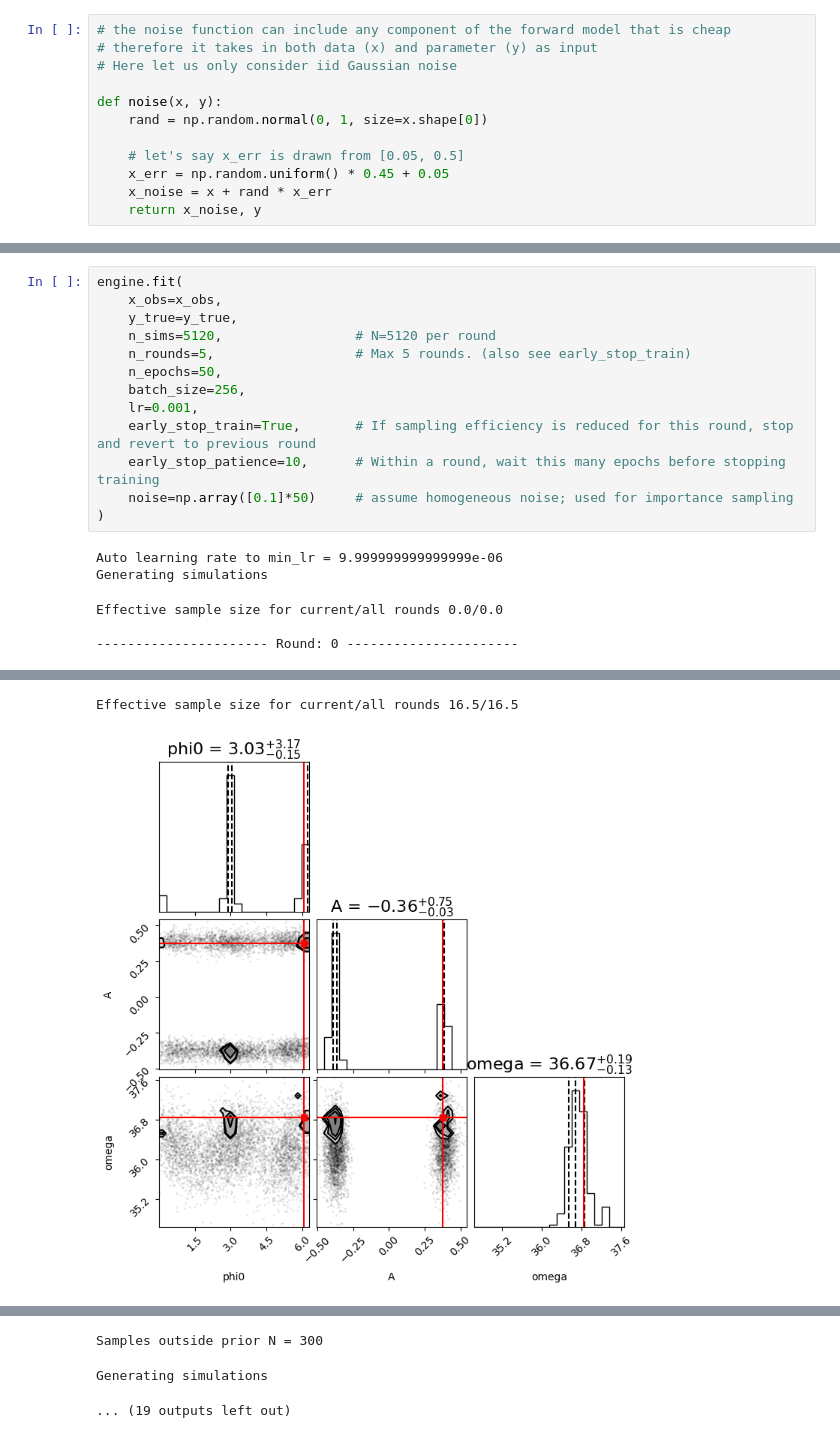
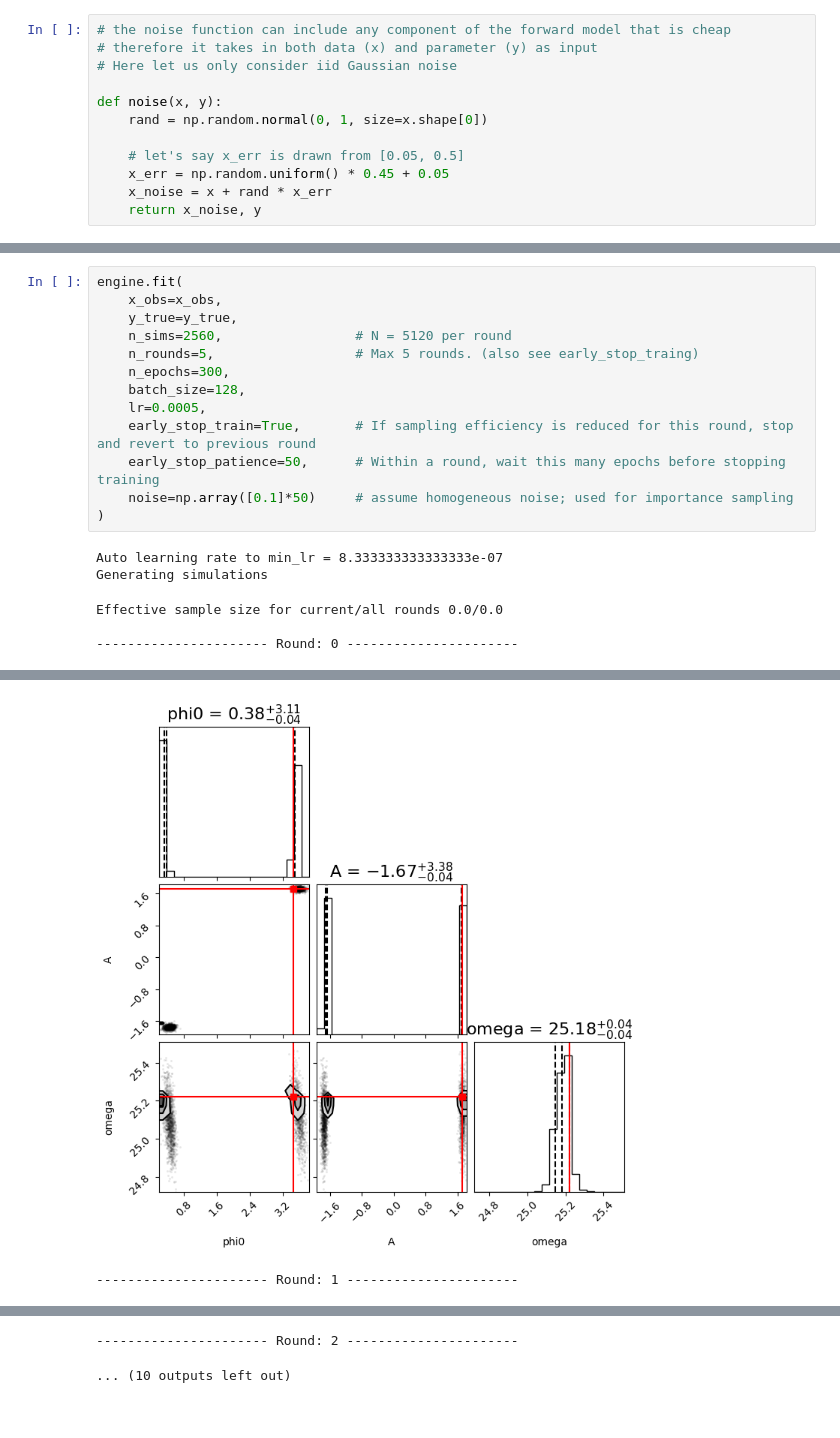
Before and after one commit to kmzzhang/nbi, a Jupyter notebook: examples/demo-sine-v041.ipynb, the cells around one changed output, grey strips where cells are left out. Cells and saved outputs as stored; diff of their text form.

```diff
--- a/examples/demo-sine-v041.ipynb
+++ b/examples/demo-sine-v041.ipynb
@@ -210,17 +215,17 @@ engine = nbi.NBI(
 engine.fit(
     x_obs=x_obs,
     y_true=y_true,
-    n_sims=5120,                 # N=5120 per round
-    n_rounds=5,                  # Max 5 rounds. (also see early_stop_train)
-    n_epochs=50,
-    batch_size=256,
-    lr=0.001,
+    n_sims=2560,                 # N = 5120 per round
+    n_rounds=5,                  # Max 5 rounds. (also see early_stop_traing)
+    n_epochs=300,
+    batch_size=128,
+    lr=0.0005,
     early_stop_train=True,       # If sampling efficiency is reduced for this round, stop and revert to previous round
-    early_stop_patience=10,      # Within a round, wait this many epochs before stopping training
+    early_stop_patience=50,      # Within a round, wait this many epochs before stopping training
     noise=np.array([0.1]*50)     # assume homogeneous noise; used for importance sampling
 )
 # %% [output]
-Auto learning rate to min_lr = 9.999999999999999e-06
+Auto learning rate to min_lr = 8.333333333333333e-07
 Generating simulations
 Effective sample size for current/all rounds 0.0/0.0
 
@@ -247,2 +236,2 @@ WARNING:root:Too few points to create valid contours
+[figure, new version]
-Effective sample size for current/all rounds 16.5/16.5
+---------------------- Round: 1 ----------------------
-[figure, old version]
@@ -266,6 +242,5 @@ Effective sample size for current/all rounds 16.5/16.5
-Samples outside prior N = 300
+---------------------- Round: 2 ----------------------
-Generating simulations
+... (10 outputs left out)
-... (19 outputs left out)
 # %%
 plt.rcParams['figure.dpi']=100
 plt.figure(figsize=(5,5))
```
Also changed, not shown: parts of 16 cells of this notebook, 2 other files.
